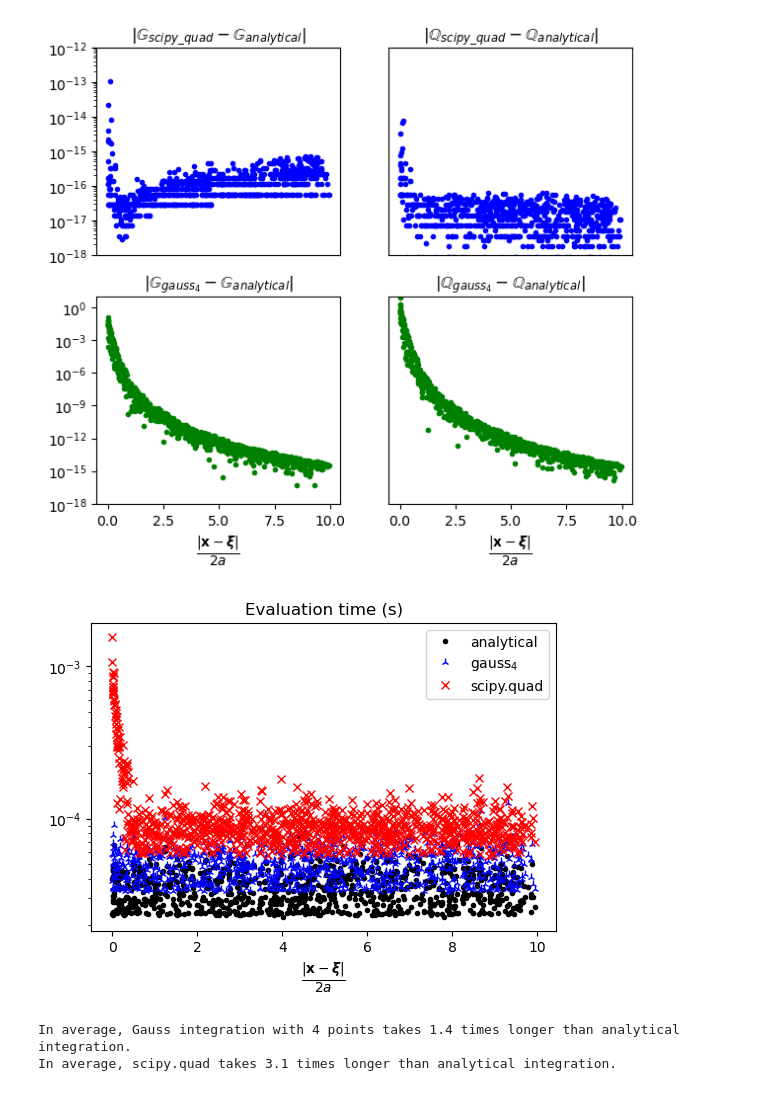
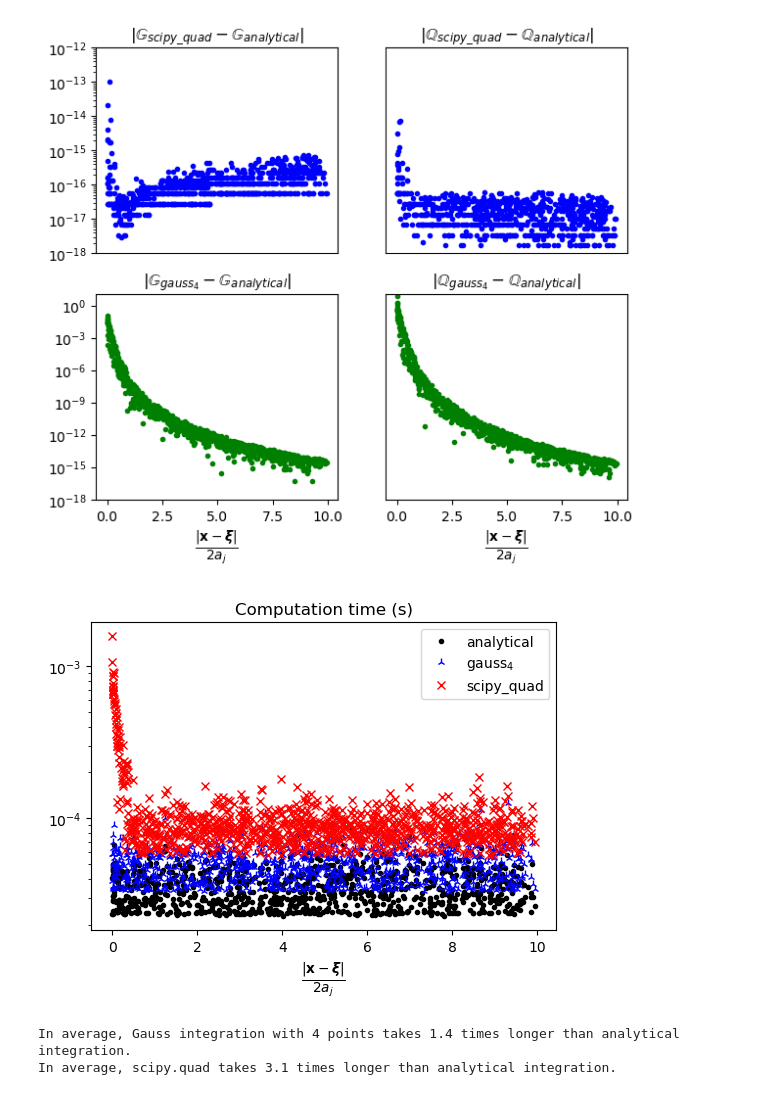
Before and after one commit to rodpcastro/rodpcastro.github.io, a Jupyter notebook: content/posts/3_2d_constant_boundary_element/files/element.ipynb, the cells around one changed output. Saved outputs shown, nothing was run; the diff lists cells and outputs as text; code cells hidden in the pictures.

```diff
--- a/content/posts/3_2d_constant_boundary_element/files/element.ipynb
+++ b/content/posts/3_2d_constant_boundary_element/files/element.ipynb
@@ -289,12 +289,12 @@ ax[0, 1].semilogy(distances, err_scipy_quad[:, 1], 'b.')
 ax[0, 1].set_ylim((1.0e-18, 1.0e-12))
 
 ax[1, 0].set_title(r'$|\mathbb{G}_{gauss_4} - \mathbb{G}_{analytical}|$')
-ax[1, 0].set_xlabel(r'$\frac{|\mathbf{x} - \boldsymbol{\xi}|}{2a}$', fontsize=14)
+ax[1, 0].set_xlabel(r'$\frac{|\mathbf{x} - \boldsymbol{\xi}|}{2a_j}$', fontsize=14)
 ax[1, 0].semilogy(distances, err_gauss[:, 0], 'g.')
 ax[1, 0].set_ylim((1.0e-18, 1.0e1))
 
 ax[1, 1].set_title(r'$|\mathbb{Q}_{gauss_4} - \mathbb{Q}_{analytical}|$')
-ax[1, 1].set_xlabel(r'$\frac{|\mathbf{x} - \boldsymbol{\xi}|}{2a}$', fontsize=14)
+ax[1, 1].set_xlabel(r'$\frac{|\mathbf{x} - \boldsymbol{\xi}|}{2a_j}$', fontsize=14)
 ax[1, 1].semilogy(distances, err_gauss[:, 1], 'g.')
 ax[1, 1].set_ylim((1.0e-18, 1.0e1))
 
@@ -306,7 +306,7 @@ ax[1, 1].yaxis.set_visible(False)
 plt.savefig('GQ_abs_error.svg', bbox_inches='tight')
 plt.show()
 # %% [output]
-[figure, old version]
+[figure, new version]
 # %%
 # Evaluation of time required by each method to compute the influence coefficients for each field point.
 # It can take some time. It's a good idea to save it and load it later.
@@ -326,17 +326,17 @@ time_scipy_quad = np.load('time_scipy_quad.npy')
 # %%
 # Plot evaluation time as a function of the distance between the field point and the element node.
 plt.figure(figsize=(6, 4))
 plt.semilogy(distances, time_analytical, 'k.', label='analytical')
 plt.semilogy(distances, time_gauss, 'b2', label='gauss$_4$')
-plt.semilogy(distances, time_scipy_quad, 'rx', label='scipy.quad')
-plt.title('Evaluation time (s)')
-plt.xlabel(r'$\frac{|\mathbf{x} - \boldsymbol{\xi}|}{2a}$', fontsize=14)
+plt.semilogy(distances, time_scipy_quad, 'rx', label='scipy_quad')
+plt.title('Computation time (s)')
+plt.xlabel(r'$\frac{|\mathbf{x} - \boldsymbol{\xi}|}{2a_j}$', fontsize=14)
 plt.legend()
 
 plt.savefig('eval_time.svg', bbox_inches='tight')
 plt.show()
 # %% [output]
-[figure, old version]
+[figure, new version]
 # %%
 time_gauss_analytical = np.mean(time_gauss) / np.mean(time_analytical)
 time_quad_analytical = np.mean(time_scipy_quad) / np.mean(time_analytical)
```
Also changed, not shown: parts of 1 cell of this notebook, 4 other files.
